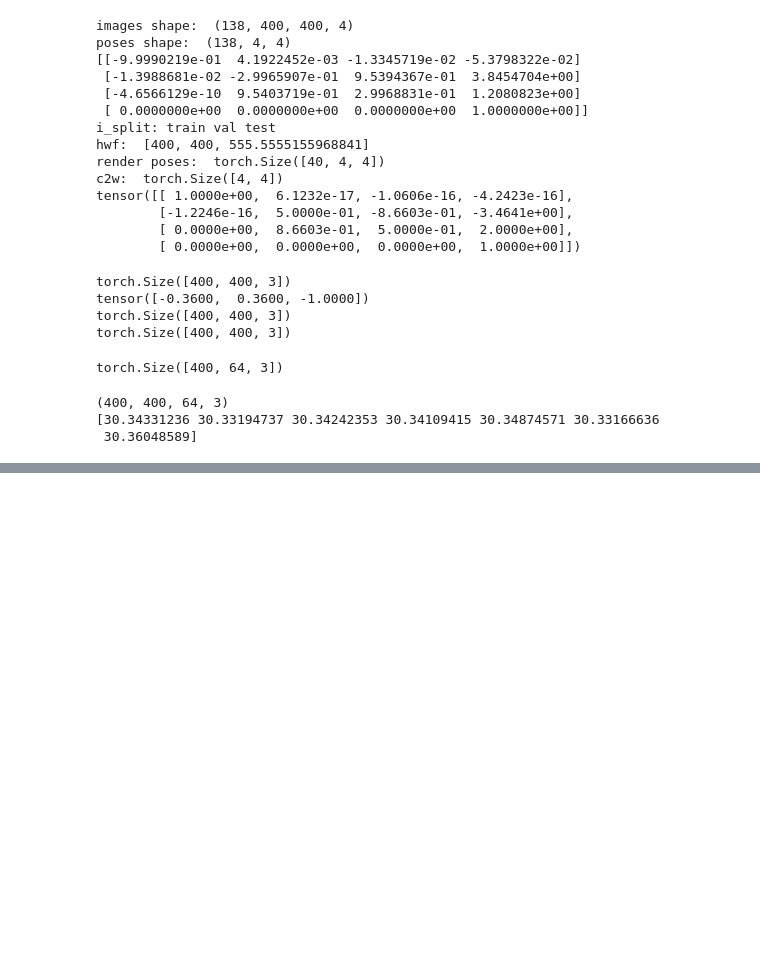
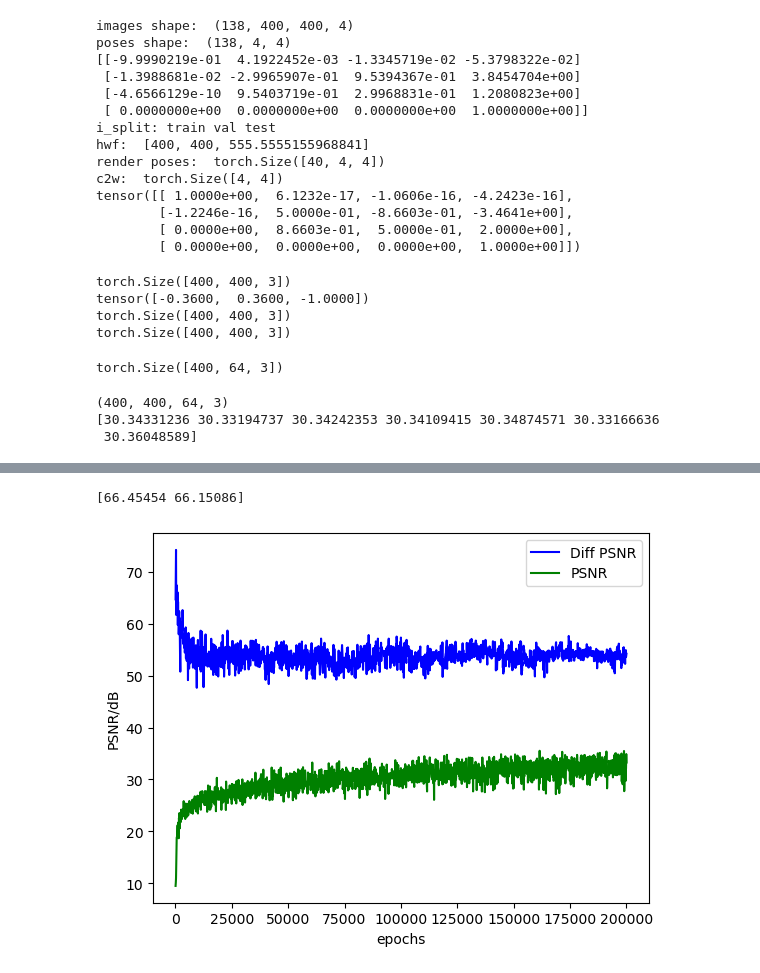
Before and after one commit to Maxime-Tong/NeRF-test, a Jupyter notebook: script.ipynb, the cells around one changed output, grey strips where cells are left out. Cells and saved outputs as stored; diff of their text form; code cells hidden in the pictures; blank space fills up the shorter version.

```diff
--- a/script.ipynb
+++ b/script.ipynb
@@ -178,0 +187,38 @@ get_patch(path2, savepath2)
+# %%
+import numpy as np
+
+x = np.load(r'results/lego/dif_psnr_pose18&54.npy')
+print(x)
+# %% [output]
+[66.45454 66.15086]
+# %%
+import numpy as np
+import re
+import matplotlib.pyplot as plt
+
+logpath = 'log/lego_dif_psnrs.log'
+diff_psnr_data = []
+psnr_data = []
+with open(logpath, 'r', encoding='UTF-8') as f:
+    for line in f.readlines():
+        matchObj = re.match(r'\[TRAIN\].*PSNR: (.+) difference psnr: tensor\(\[(.+)\]\)', line)
+        if matchObj:
+            psnr, diff_psnr = float(matchObj.group(1)), float(matchObj.group(2))
+            diff_psnr_data.append(diff_psnr)
+            psnr_data.append(psnr)
+
+diff_psnr_data = np.asarray(diff_psnr_data)
+psnr_data = np.asarray(psnr_data)
+
+
+x = np.arange(100, psnr_data.shape[0] * 100 + 1, 100)
+# print(x.shape)
+fig, ax = plt.subplots()
+ax.plot(x, diff_psnr_data, 'b', label="Diff PSNR")
+ax.plot(x, psnr_data, 'g', label="PSNR")
+ax.legend()
+ax.set_ylabel('PSNR/dB')
+ax.set_xlabel('epochs')
+plt.show()
+# %% [output]
+[figure, added]
```
Also changed, not shown: parts of 3 cells of this notebook, 6 other files.
